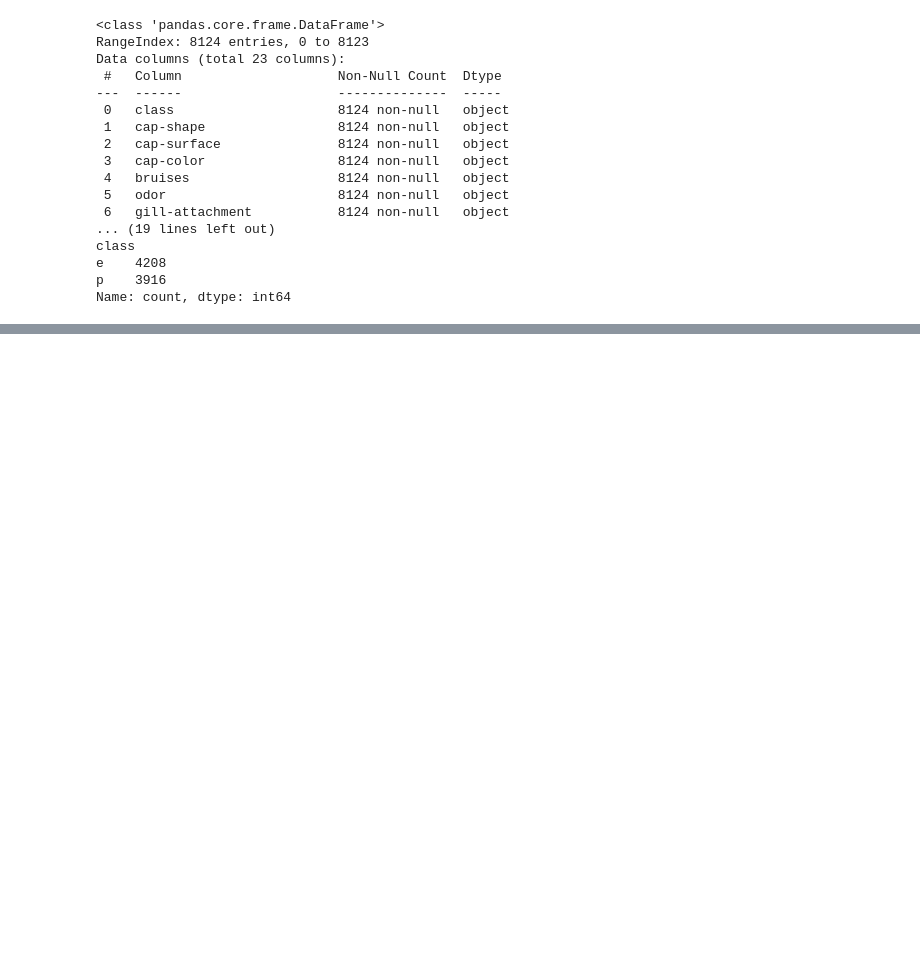
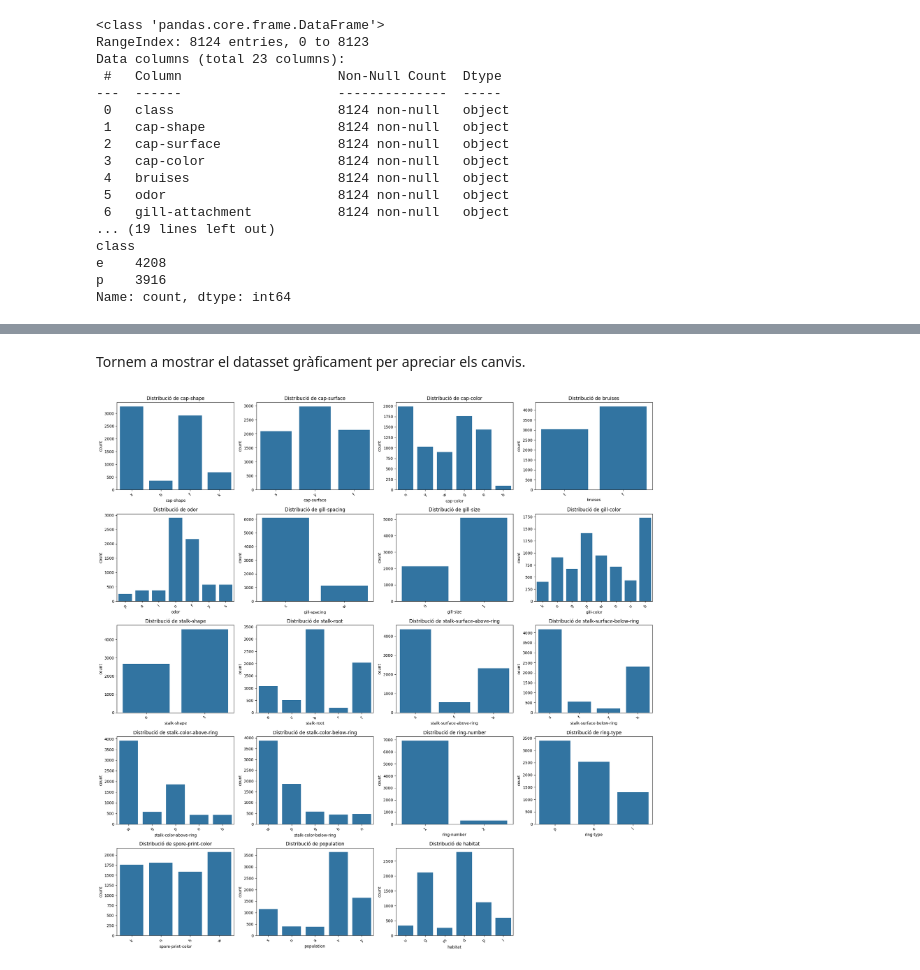
Before and after one commit to p2004dr/apc-cas-kaggle-mushroom-classification, a Jupyter notebook: Notebook.ipynb, the cells around one changed output, grey strips where cells are left out. Cells and saved outputs as stored; diff of their text form; code cells hidden in the pictures; blank space fills up the shorter version.

```diff
--- a/Notebook.ipynb
+++ b/Notebook.ipynb
@@ -168,0 +246,20 @@ Name: count, dtype: int64
+# %%
+data_cleaned = data_transformed.copy()
+
+threshold_percentage = 0.02
+total_rows = len(data_cleaned)
+
+for col in categorical_columns:
+    if col in data_cleaned.columns:
+        threshold = total_rows * threshold_percentage
+
+        rare_values = data_cleaned[col].value_counts()[data_cleaned[col].value_counts() < threshold].index
+
+        if len(rare_values) > 0:
+            print(f"Columna {col} - Valors rars eliminats: {list(rare_values)}")
+
+            data_cleaned = data_cleaned[~data_cleaned[col].isin(rare_values)]
+
+columns_to_drop = [col for col in categorical_columns if data_cleaned[col].nunique() == 1]
+data_cleaned.drop(columns=columns_to_drop, inplace=True)
+print(f"Columnes eliminades per tenir un únic valor: {columns_to_drop}")
@@ -168,0 +279,21 @@ Name: count, dtype: int64
+# %% [markdown]
+Tornem a mostrar el datasset gràficament per apreciar els canvis.
+# %%
+columns_to_plot = data_cleaned.columns.drop('class')
+
+fig, axes = plt.subplots(nrows=len(columns_to_plot)//4 + 1, ncols=4, figsize=(20, len(columns_to_plot)//4 * 5))
+
+axes = axes.flatten()
+
+for i, column in enumerate(columns_to_plot):
+    sns.countplot(x=column, data=data_cleaned, ax=axes[i])
+    axes[i].set_title(f'Distribució de {column}')
+    axes[i].tick_params(axis='x', rotation=45)
+
+for j in range(i+1, len(axes)):
+    fig.delaxes(axes[j])
+
+plt.tight_layout()
+plt.show()
+# %% [output]
+[figure, added]
```
Also changed, not shown: parts of 14 cells of this notebook.
